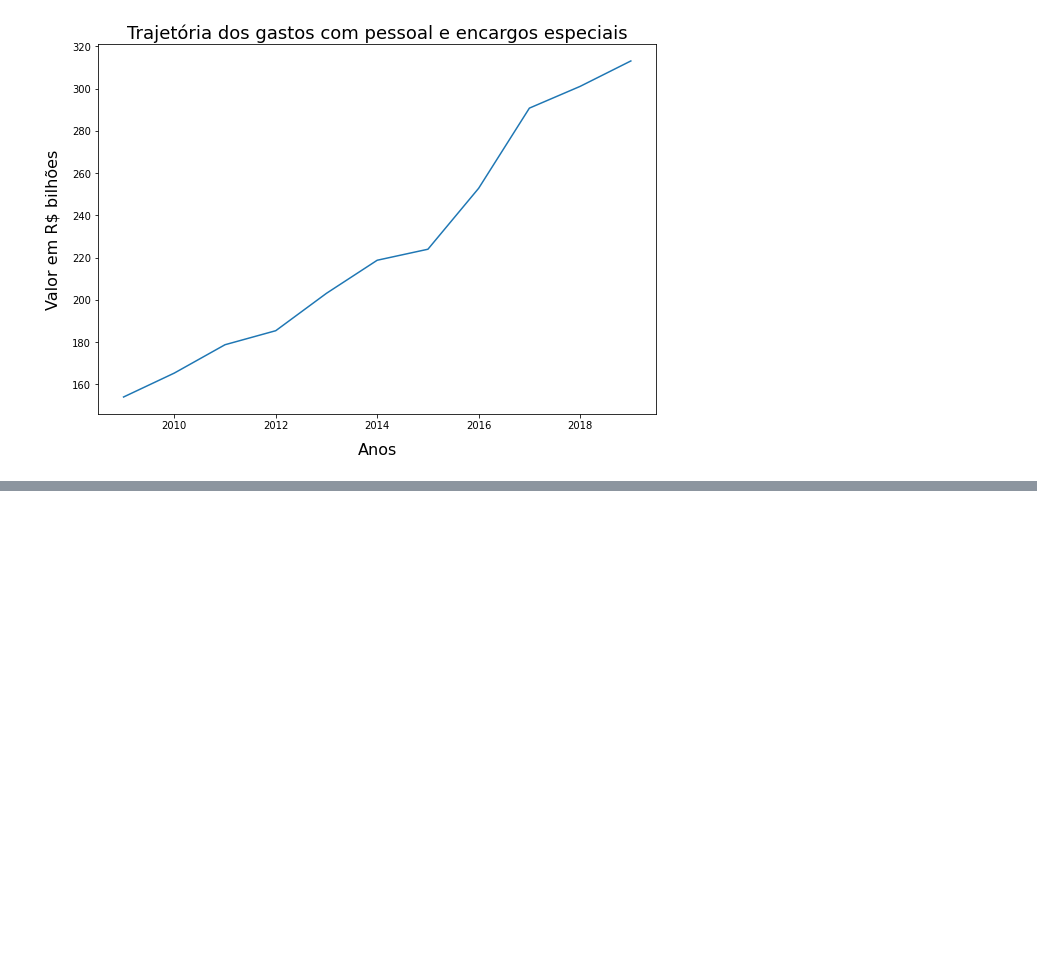
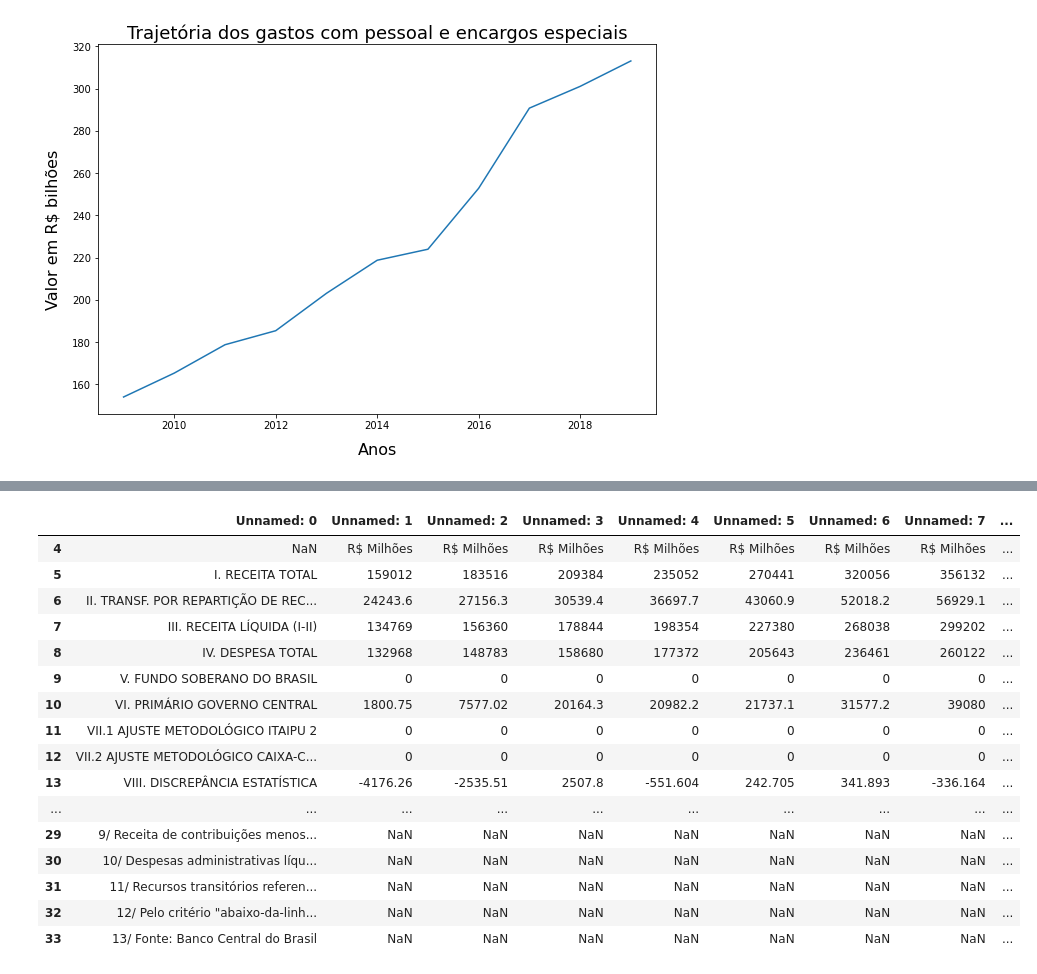
Before and after one commit to jp-data/breves-analises, a Jupyter notebook: Previdência_social_brasileira.ipynb, the cells around one changed output, grey strips where cells are left out. Cells and saved outputs as stored; diff of their text form; code cells hidden in the pictures; blank space fills up the shorter version.

```diff
--- a/Previdência_social_brasileira.ipynb
+++ b/Previdência_social_brasileira.ipynb
@@ -494,0 +499,22 @@ plt.show()
+# %%
+#lendo o arquivo que está em formato xlsx
+df = pd.read_excel("/content/resultados nominais.xlsx")
+df.tail(30)
+# %% [output]
+|  | Unnamed: 0 | Unnamed: 1 | Unnamed: 2 | Unnamed: 3 | Unnamed: 4 | Unnamed: 5 | Unnamed: 6 | Unnamed: 7 | ... |
+| 4 | NaN | R$ Milhões | R$ Milhões | R$ Milhões | R$ Milhões | R$ Milhões | R$ Milhões | R$ Milhões | ... |
+| 5 | I. RECEITA TOTAL | 159012 | 183516 | 209384 | 235052 | 270441 | 320056 | 356132 | ... |
+| 6 | II. TRANSF. POR REPARTIÇÃO DE REC... | 24243.6 | 27156.3 | 30539.4 | 36697.7 | 43060.9 | 52018.2 | 56929.1 | ... |
+| 7 | III. RECEITA LÍQUIDA (I-II) | 134769 | 156360 | 178844 | 198354 | 227380 | 268038 | 299202 | ... |
+| 8 | IV. DESPESA TOTAL | 132968 | 148783 | 158680 | 177372 | 205643 | 236461 | 260122 | ... |
+| 9 | V. FUNDO SOBERANO DO BRASIL | 0 | 0 | 0 | 0 | 0 | 0 | 0 | ... |
+| 10 | VI. PRIMÁRIO GOVERNO CENTRAL | 1800.75 | 7577.02 | 20164.3 | 20982.2 | 21737.1 | 31577.2 | 39080 | ... |
+| 11 | VII.1 AJUSTE METODOLÓGICO ITAIPU 2 | 0 | 0 | 0 | 0 | 0 | 0 | 0 | ... |
+| 12 | VII.2 AJUSTE METODOLÓGICO CAIXA-C... | 0 | 0 | 0 | 0 | 0 | 0 | 0 | ... |
+| 13 | VIII. DISCREPÂNCIA ESTATÍSTICA | -4176.26 | -2535.51 | 2507.8 | -551.604 | 242.705 | 341.893 | -336.164 | ... |
+| ... | ... | ... | ... | ... | ... | ... | ... | ... | ... |
+| 29 | 9/ Receita de contribuições menos... | NaN | NaN | NaN | NaN | NaN | NaN | NaN | ... |
+| 30 | 10/ Despesas administrativas líqu... | NaN | NaN | NaN | NaN | NaN | NaN | NaN | ... |
+| 31 | 11/ Recursos transitórios referen... | NaN | NaN | NaN | NaN | NaN | NaN | NaN | ... |
+| 32 | 12/ Pelo critério "abaixo-da-linh... | NaN | NaN | NaN | NaN | NaN | NaN | NaN | ... |
+| 33 | 13/ Fonte: Banco Central do Brasil | NaN | NaN | NaN | NaN | NaN | NaN | NaN | ... |
```
Also changed, not shown: parts of 42 cells of this notebook.
